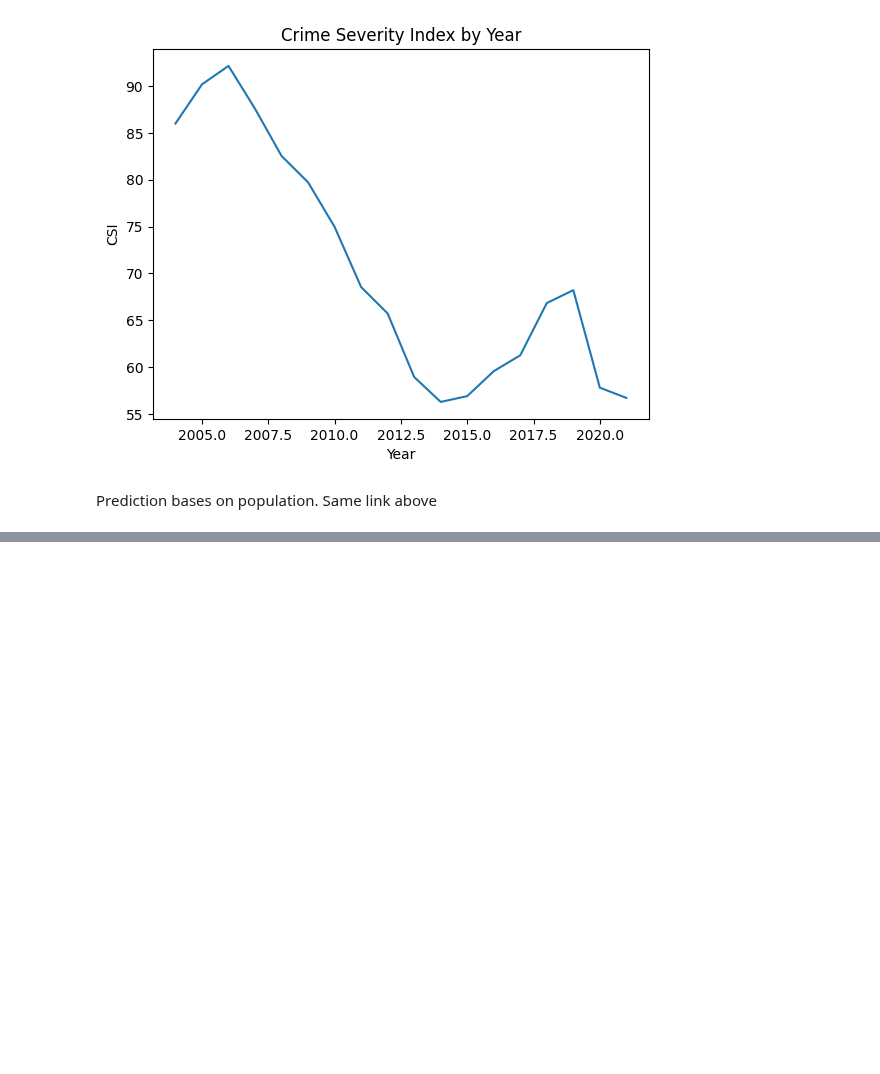
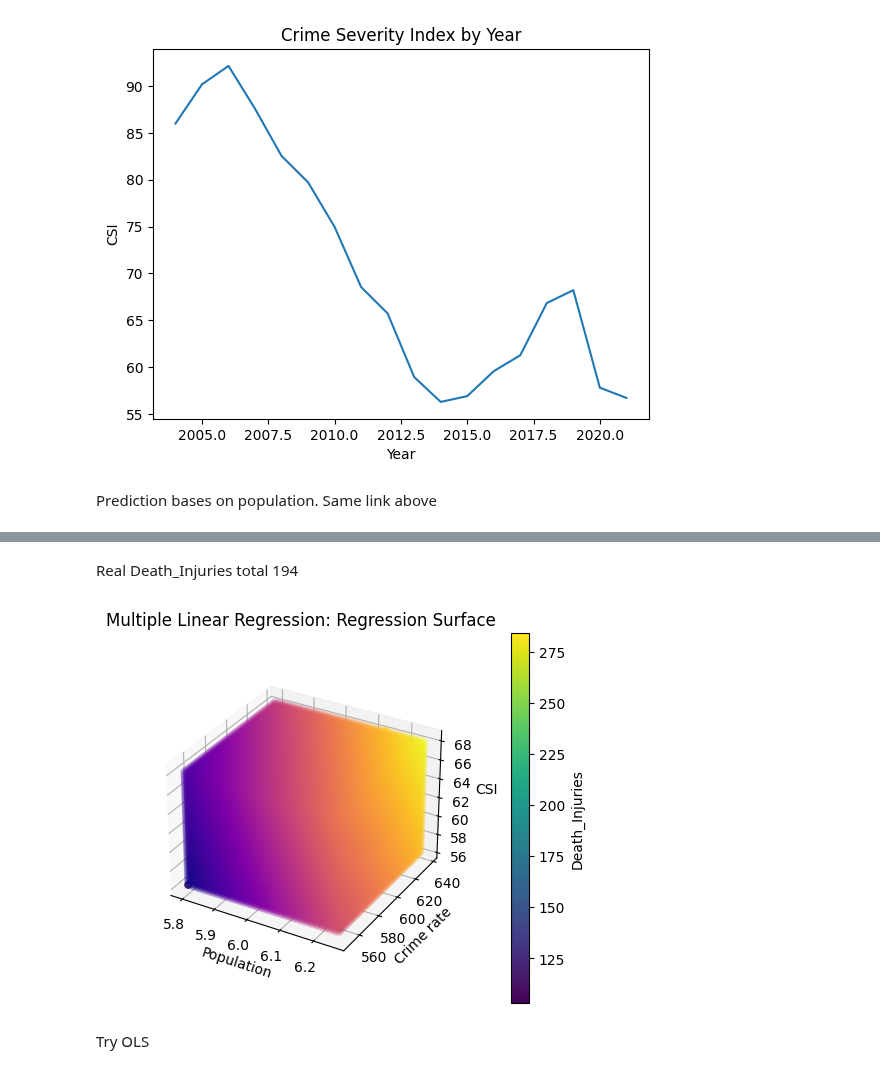
Before and after one commit to LLF00/datascience1, a Jupyter notebook: AI G9 (2).ipynb, the cells around one changed output, grey strips where cells are left out. Cells and saved outputs as stored; diff of their text form; code cells hidden in the pictures; blank space fills up the shorter version.

```diff
--- a/AI G9 (2).ipynb
+++ b/AI G9 (2).ipynb
@@ -586,0 +658,71 @@ Prediction bases on population. Same link above
+# %% [markdown]
+Real Death_Injuries total 194
+# %%
+import numpy as np
+import matplotlib.pyplot as plt
+from mpl_toolkits.mplot3d import Axes3D
+from sklearn.linear_model import LinearRegression
+
+# Input data
+data = {
+    'Death_Injuries': [103, 152, 193, 187, 214, 284, 216, 209],
+    'Year': [2014, 2015, 2016, 2017, 2018, 2019, 2020, 2021],
+    'Population': [5797000, 5867000, 5938000, 6010000, 6082000, 6139000, 6197000, 6255000],
+    'Crime rate': [550.526134, 554.218510, 555.557427, 574.492512, 603.946070, 637.740039, 557.753752, 551.446843],
+    'CSI': [56.28, 56.90, 59.56, 61.26, 66.83, 68.21, 57.80, 56.71]
+}
+
+df = pd.DataFrame(data)
+
+# Create the feature matrix X
+X = df[['Population', 'Crime rate', 'CSI']]
+
+# Create the target vector y
+y = df['Death_Injuries']
+
+# Create a linear regression model
+model = LinearRegression()
+
+# Fit the model to the data
+model.fit(X, y)
+
+# Generate points within the range of the independent variables
+population_vals = np.linspace(df['Population'].min(), df['Population'].max(), 50)
+crime_rate_vals = np.linspace(df['Crime rate'].min(), df['Crime rate'].max(), 50)
+csi_vals = np.linspace(df['CSI'].min(), df['CSI'].max(), 50)
+population_mesh, crime_rate_mesh, csi_mesh = np.meshgrid(population_vals, crime_rate_vals, csi_vals)
+X_surface = np.column_stack((population_mesh.ravel(), crime_rate_mesh.ravel(), csi_mesh.ravel()))
+
+# Predict the response variable for the regression surface
+y_surface = model.predict(X_surface)
+
+# Create a larger 3D plot
+fig = plt.figure()
+ax = fig.add_subplot(111, projection='3d')
+
+# Plot the regression surface
+ax.scatter(df['Population'], df['Crime rate'], df['CSI'], c=df['Death_Injuries'], cmap='viridis', label='Data')
+ax.scatter(population_mesh.ravel(), crime_rate_mesh.ravel(), csi_mesh.ravel(), c=y_surface, cmap='plasma', alpha=0.2, label='Regression Surface')
+
+# Add 3D points
+ax.scatter(df['Population'], df['Crime rate'], df['CSI'], c=df['Death_Injuries'], cmap='viridis', label='Data Points')
+
+# Set labels and title
+ax.set_xlabel('Population')
+ax.set_ylabel('Crime rate')
+ax.set_zlabel('CSI')
+ax.set_title('Multiple Linear Regression: Regression Surface')
+
+# Add a colorbar
+cbar = fig.colorbar(ax.scatter(df['Population'], df['Crime rate'], df['CSI'], c=df['Death_Injuries'], cmap='viridis'))
+cbar.ax.set_ylabel('Death_Injuries')
+
+# Adjust the aspect ratio of the plot
+ax.dist = 12
+
+# Show the plot
+plt.show()
+# %% [output]
+[figure, added]
+# %% [markdown]
+Try OLS
```
Also changed, not shown: parts of 10 cells of this notebook, 1 other file.
